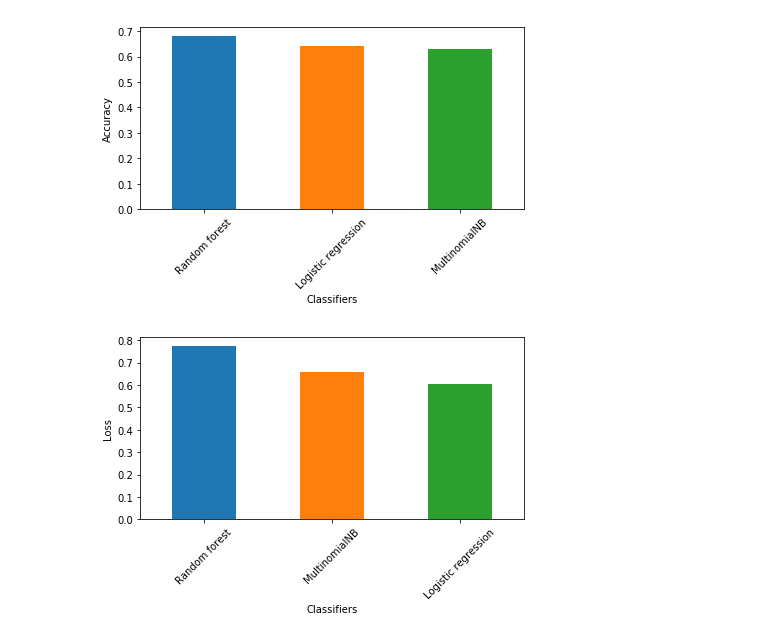
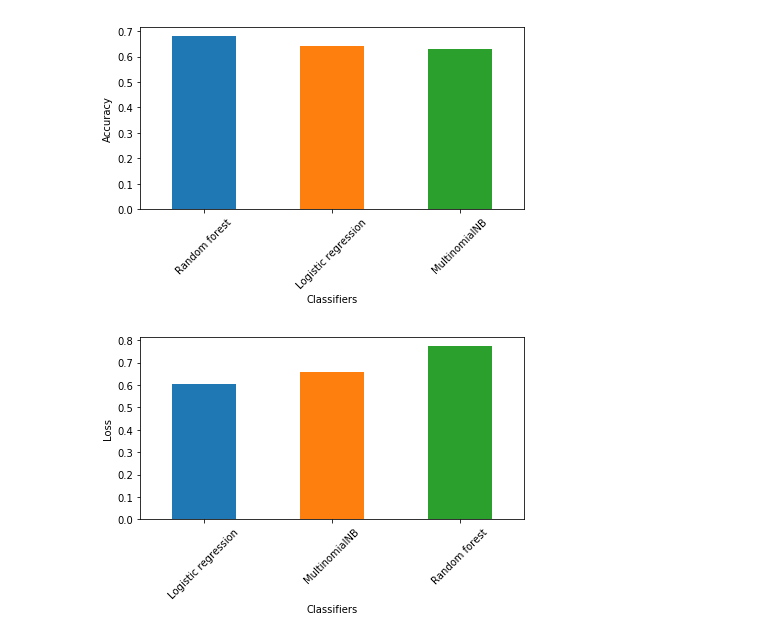
Before and after one commit to KoalaChelsea/Quora_Question_Pairs, a Jupyter notebook: TFIDF + Classifiers.ipynb, the cells around one changed output. Saved outputs shown, nothing was run; the diff lists cells and outputs as text; code cells hidden in the pictures.

```diff
--- a/TFIDF + Classifiers.ipynb
+++ b/TFIDF + Classifiers.ipynb
@@ -246,17 +246,17 @@ plt.show()
 # %%
 # Convert the accuracies into one-dimensional 1darray with corresponding classifier names as axis labels
 clf_losses = pd.Series(losses,['Logistic regression', 'MultinomialNB', 'Random forest'])
 
 # Sort the array in descending order of the accuracies
-clf_losses = clf_losses.sort_values(ascending=False)
+clf_losses = clf_losses.sort_values(ascending=True)
 
 # Draw the bar Plot from clf_accuracies
 clf_losses.plot(x='Classifiers', y='Loss', kind='bar', rot=45)
 
 # Show the plot
 plt.tight_layout()
 plt.xlabel('Classifiers')
 plt.ylabel('Loss')
 plt.show()
 # %% [output]
-[figure, old version]
+[figure, new version]
```
